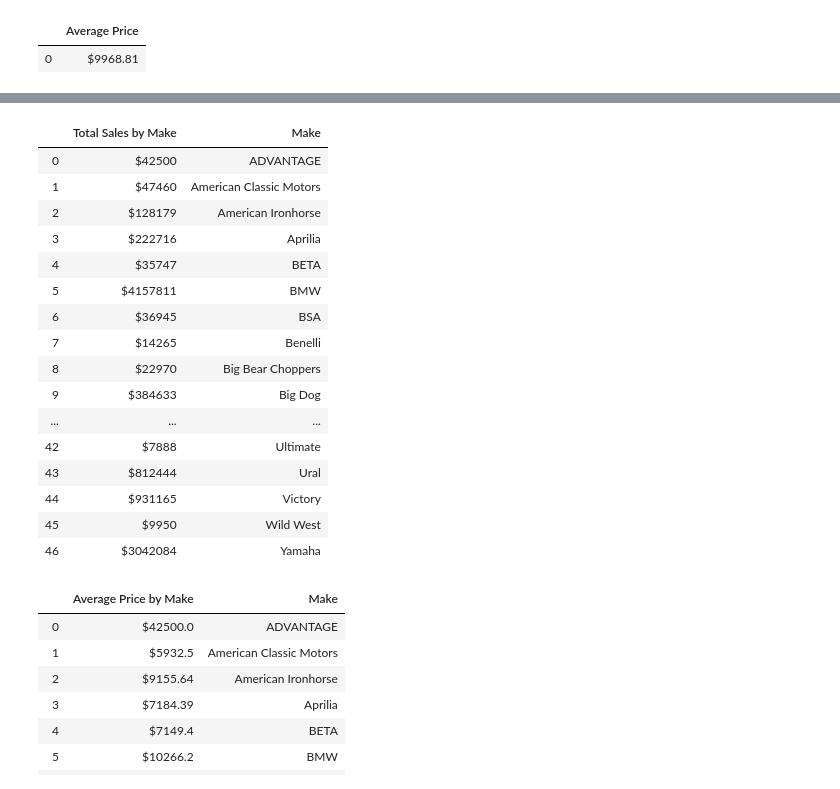
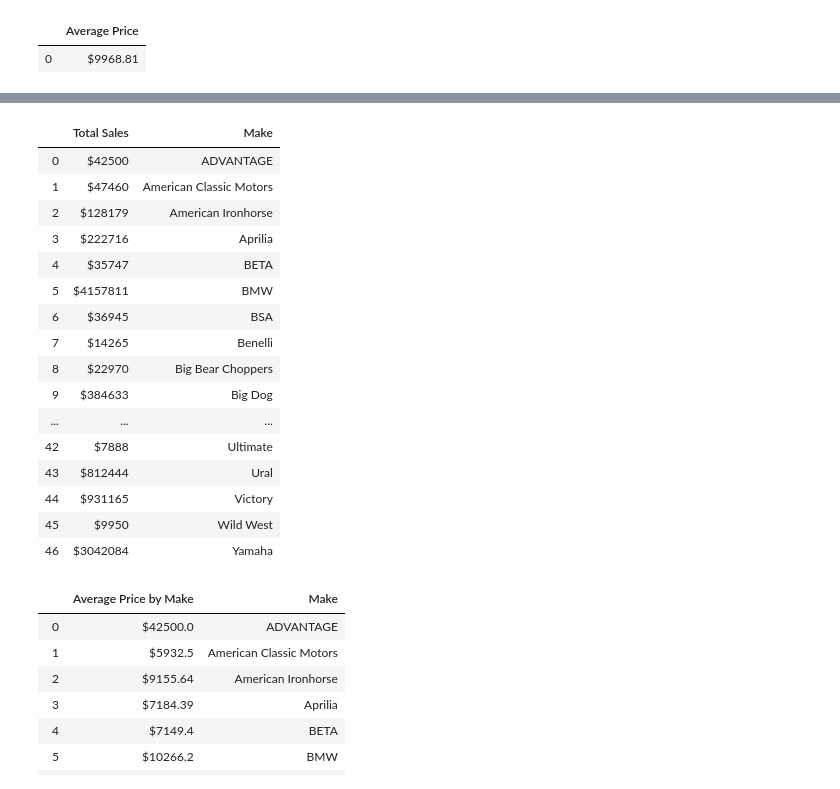
Before and after one commit to mtwalk10/DataAnalytics, a Jupyter notebook: MotorcycleDataPresentation.ipynb, the cells around one changed output, grey strips where cells are left out. Saved outputs shown, nothing was run; the diff lists cells and outputs as text; code cells hidden in the pictures.

```diff
--- a/MotorcycleDataPresentation.ipynb
+++ b/MotorcycleDataPresentation.ipynb
@@ -100,15 +102,16 @@ make_query(query)
 | 45 | 1 | Wild West |
 | 46 | 565 | Yamaha |
 # %%
-# - Basic Data Manipulation - Total Sales By Make
+# - Basic Data Manipulation - Total Sales Revenue By Make
 query = """
-SELECT '$' || SUM(CAST(REPLACE(REPLACE(Price, '$',''), ',','') AS int)) AS "Total Sales by Make", Make
+SELECT '$' || SUM(CAST(REPLACE(REPLACE(Price, '$',''), ',','') AS int)) AS "Total Sales", Make
 FROM Sales
 GROUP BY Make
 """
-make_query(query)
+totalSales = make_query(query)
+totalSales
 # %% [output]
-|  | Total Sales by Make | Make |
+|  | Total Sales | Make |
 | 0 | $42500 | ADVANTAGE |
 | 1 | $47460 | American Classic Motors |
 | 2 | $128179 | American Ironhorse |
```
Also changed, not shown: parts of 11 cells of this notebook.
